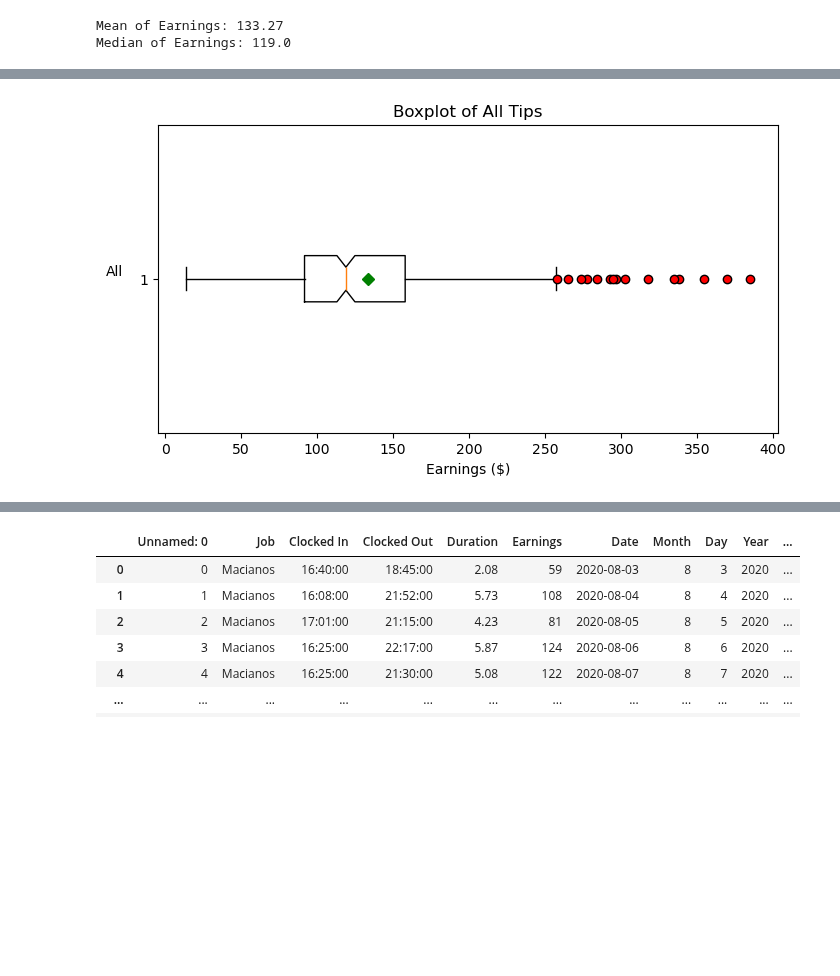
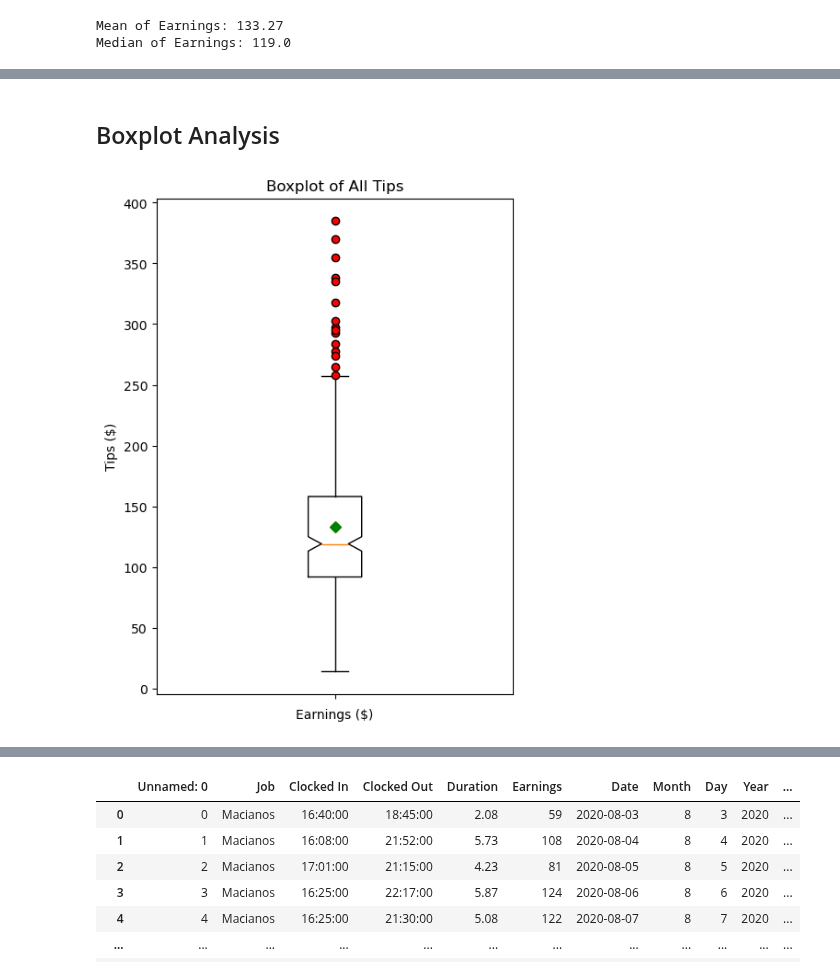
Before and after one commit to stevejchacon/pizzatip, a Jupyter notebook: pizzaEDA.ipynb, the cells around one changed output, grey strips where cells are left out. Drawn from its saved outputs; the diff is of its cells as text; code cells hidden in the pictures; blank space fills up the shorter version.

```diff
--- a/pizzaEDA.ipynb
+++ b/pizzaEDA.ipynb
@@ -24,3 +45,5 @@ Median of Earnings: 119.0
+# %% [markdown]
+## Boxplot Analysis
 # %%
 # customize the markings on the chart
 red_circles = dict(markerfacecolor='red', marker='o')
@@ -28,17 +51,18 @@ mean_shape  = dict(markerfacecolor='green', marker='D', markeredgecolor='green')
 # %%
 # boxplot of overall earnings pltsize -> (Height, Width)
 
 # create the fig of the boxplot
-fig = plt.figure(figsize =(8, 4))
+fig, ax = plt.subplots(figsize=(5, 7))
 
 # create the boxplot
-plt.boxplot(df['Earnings'], notch=True, vert=False, flierprops=red_circles, showmeans=True, meanprops=mean_shape)
+ax.boxplot(df['Earnings'], notch=True, flierprops=red_circles, showmeans=True, meanprops=mean_shape)
 
 # create plot title and axis labels
-plt.title("Boxplot of All Tips")
-plt.ylabel("All", rotation=0, labelpad=18)
-plt.xlabel("Earnings ($)")
+ax.set_title('Boxplot of All Tips')
+ax.set_xlabel('Earnings ($)')
+ax.set_ylabel('Tips ($)')
+ax.set_xticklabels([])
 
 plt.show()
 # %% [output]
-[figure, old version]
+[figure, new version]
```
Also changed, not shown: parts of 9 cells of this notebook.
